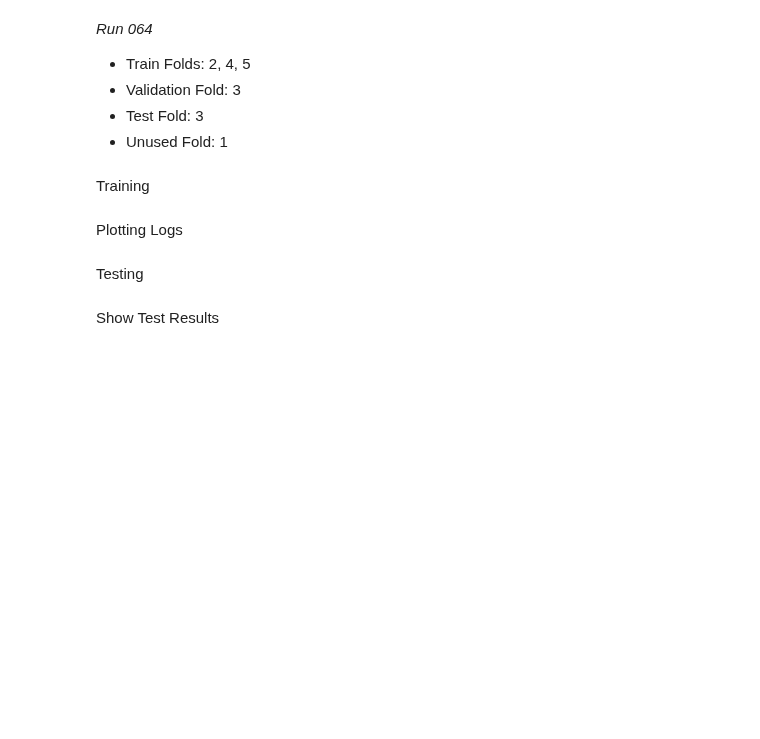
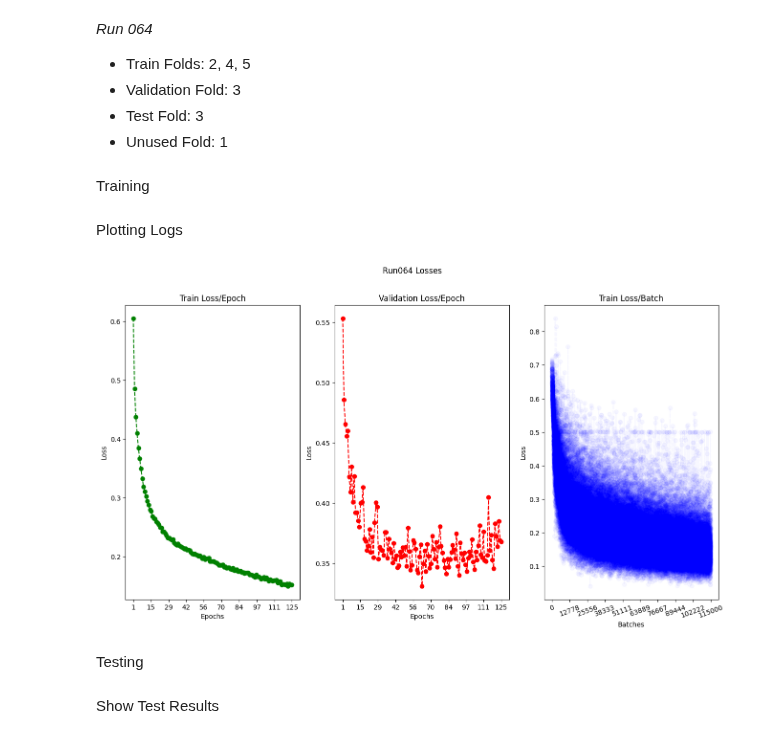
Before and after one commit to davidterroso/D, a Jupyter notebook: unet3_irf.ipynb, the cells around one changed output. Saved outputs shown, nothing was run; the diff lists cells and outputs as text; code cells hidden in the pictures; blank space fills up the shorter version.

```diff
--- a/unet3_irf.ipynb
+++ b/unet3_irf.ipynb
@@ -161,7 +161,9 @@ Plotting Logs
 # %%
 from plot_logs import plot_logs
 
-plot_logs(imgs_folder="unet_irf_imgs", run_name="Run064")
+plot_logs(imgs_folder="unet3_irf_imgs", run_name="Run064")
+# %% [output]
+[figure, added]
 # %% [markdown]
 Testing
 # %%
```
Also changed, not shown: parts of 13 cells of this notebook, 34 other files.
